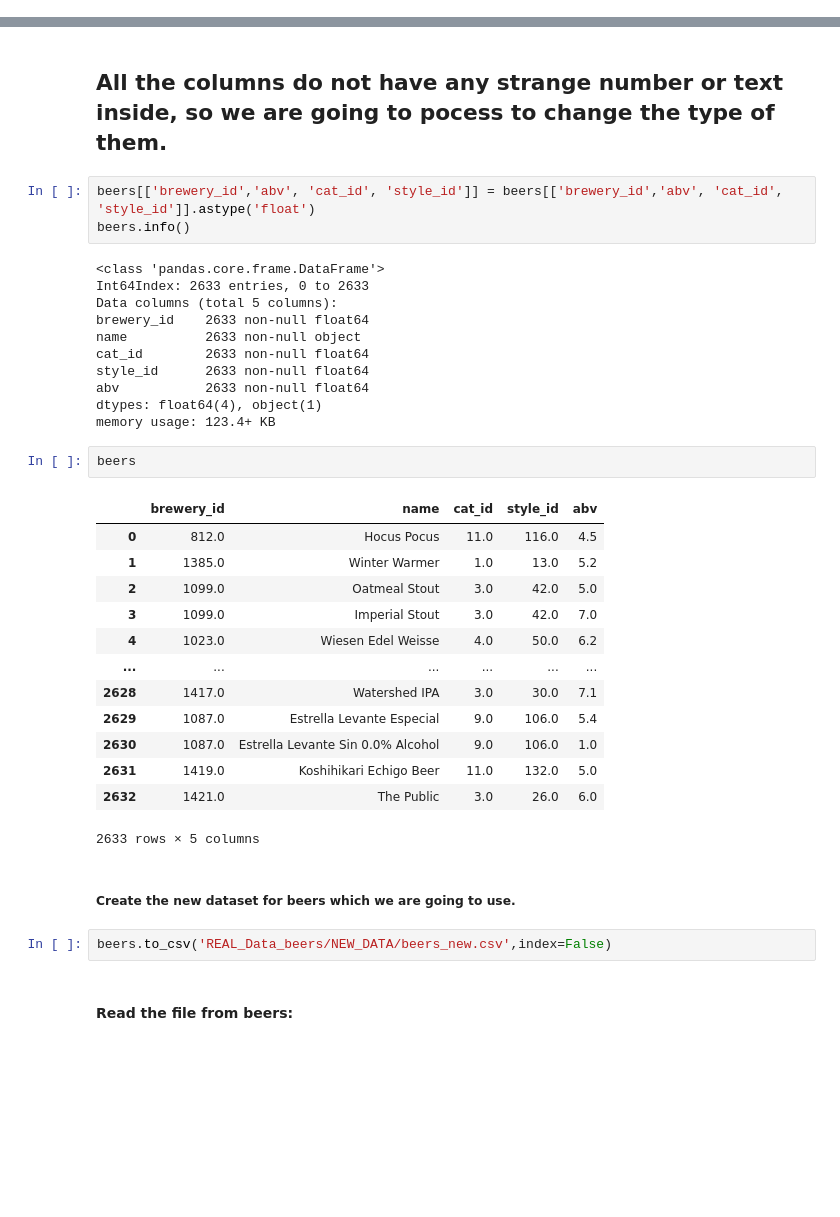
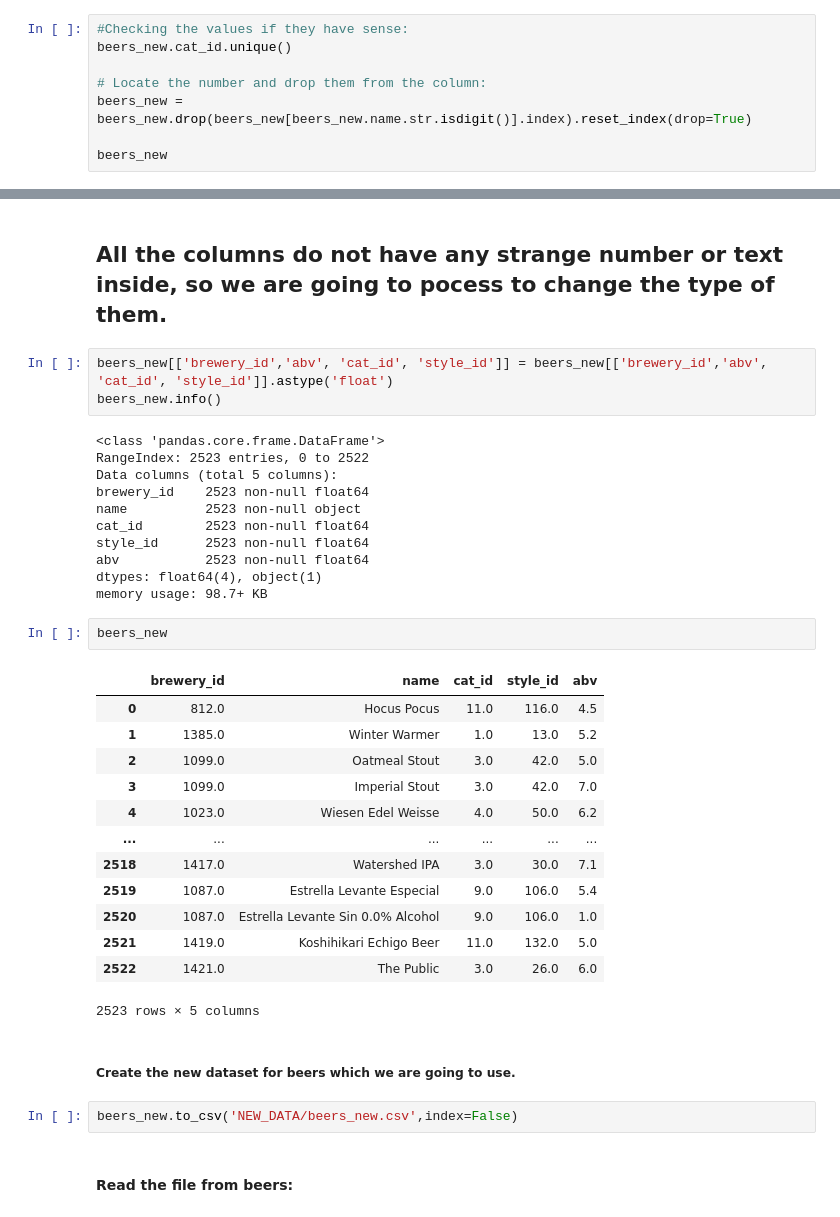
Before and after one commit to rubenmartinezlorente/Project-Week-3-Data-Thieves, a Jupyter notebook: your-project/DataCleaning.ipynb, the cells around one changed output, grey strips where cells are left out. Saved outputs shown, nothing was run; the diff lists cells and outputs as text; blank space fills up the shorter version.

```diff
--- a/your-project/DataCleaning.ipynb
+++ b/your-project/DataCleaning.ipynb
@@ -162,0 +159,8 @@ beers
+# %%
+#Checking the values if they have sense:
+beers_new.cat_id.unique()
+
+# Locate the number and drop them from the column:
+beers_new = beers_new.drop(beers_new[beers_new.name.str.isdigit()].index).reset_index(drop=True)
+
+beers_new
@@ -173,39 +200,39 @@ beers[(beers.brewery_id.str.contains(pat = '[0-9]{4}', regex = True))]
 # %% [markdown]
 ## All the columns do not have any strange number or text inside, so we are going to pocess to change the type of them.
 # %%
-beers[['brewery_id','abv', 'cat_id', 'style_id']] = beers[['brewery_id','abv', 'cat_id', 'style_id']].astype('float')
-beers.info()
+beers_new[['brewery_id','abv', 'cat_id', 'style_id']] = beers_new[['brewery_id','abv', 'cat_id', 'style_id']].astype('float')
+beers_new.info()
 # %% [output]
 <class 'pandas.core.frame.DataFrame'>
-Int64Index: 2633 entries, 0 to 2633
+RangeIndex: 2523 entries, 0 to 2522
 Data columns (total 5 columns):
-brewery_id    2633 non-null float64
-name          2633 non-null object
-cat_id        2633 non-null float64
-style_id      2633 non-null float64
-abv           2633 non-null float64
+brewery_id    2523 non-null float64
+name          2523 non-null object
+cat_id        2523 non-null float64
+style_id      2523 non-null float64
+abv           2523 non-null float64
 dtypes: float64(4), object(1)
-memory usage: 123.4+ KB
+memory usage: 98.7+ KB
-# %%
-beers
-# %% [output]
-|  | brewery_id | name | cat_id | style_id | abv |
-| 0 | 812.0 | Hocus Pocus | 11.0 | 116.0 | 4.5 |
-| 1 | 1385.0 | Winter Warmer | 1.0 | 13.0 | 5.2 |
-| 2 | 1099.0 | Oatmeal Stout | 3.0 | 42.0 | 5.0 |
-| 3 | 1099.0 | Imperial Stout | 3.0 | 42.0 | 7.0 |
-| 4 | 1023.0 | Wiesen Edel Weisse | 4.0 | 50.0 | 6.2 |
-| ... | ... | ... | ... | ... | ... |
-| 2628 | 1417.0 | Watershed IPA | 3.0 | 30.0 | 7.1 |
-| 2629 | 1087.0 | Estrella Levante Especial | 9.0 | 106.0 | 5.4 |
-| 2630 | 1087.0 | Estrella Levante Sin 0.0% Alcohol | 9.0 | 106.0 | 1.0 |
-| 2631 | 1419.0 | Koshihikari Echigo Beer | 11.0 | 132.0 | 5.0 |
-| 2632 | 1421.0 | The Public | 3.0 | 26.0 | 6.0 |
-2633 rows × 5 columns
+# %%
+beers_new
+# %% [output]
+|  | brewery_id | name | cat_id | style_id | abv |
+| 0 | 812.0 | Hocus Pocus | 11.0 | 116.0 | 4.5 |
+| 1 | 1385.0 | Winter Warmer | 1.0 | 13.0 | 5.2 |
+| 2 | 1099.0 | Oatmeal Stout | 3.0 | 42.0 | 5.0 |
+| 3 | 1099.0 | Imperial Stout | 3.0 | 42.0 | 7.0 |
+| 4 | 1023.0 | Wiesen Edel Weisse | 4.0 | 50.0 | 6.2 |
+| ... | ... | ... | ... | ... | ... |
+| 2518 | 1417.0 | Watershed IPA | 3.0 | 30.0 | 7.1 |
+| 2519 | 1087.0 | Estrella Levante Especial | 9.0 | 106.0 | 5.4 |
+| 2520 | 1087.0 | Estrella Levante Sin 0.0% Alcohol | 9.0 | 106.0 | 1.0 |
+| 2521 | 1419.0 | Koshihikari Echigo Beer | 11.0 | 132.0 | 5.0 |
+| 2522 | 1421.0 | The Public | 3.0 | 26.0 | 6.0 |
+2523 rows × 5 columns
 # %% [markdown]
 ##### Create the new dataset for beers which we are going to use.
 # %%
-beers.to_csv('REAL_Data_beers/NEW_DATA/beers_new.csv',index=False)
+beers_new.to_csv('NEW_DATA/beers_new.csv',index=False)
 # %% [markdown]
 #### Read the file from beers:
 # %%
```
Also changed, not shown: parts of 37 cells of this notebook, 20 other files.
